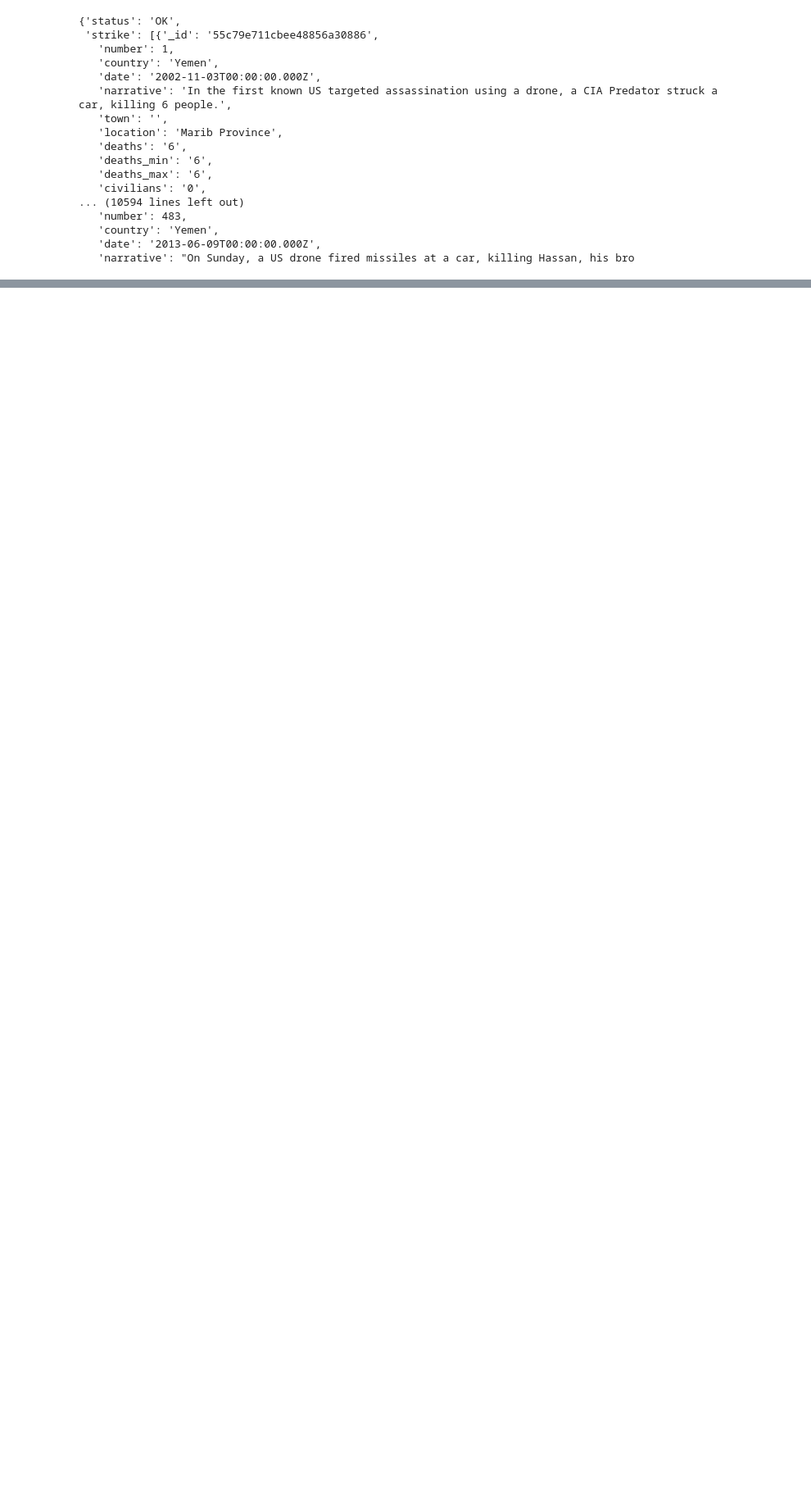
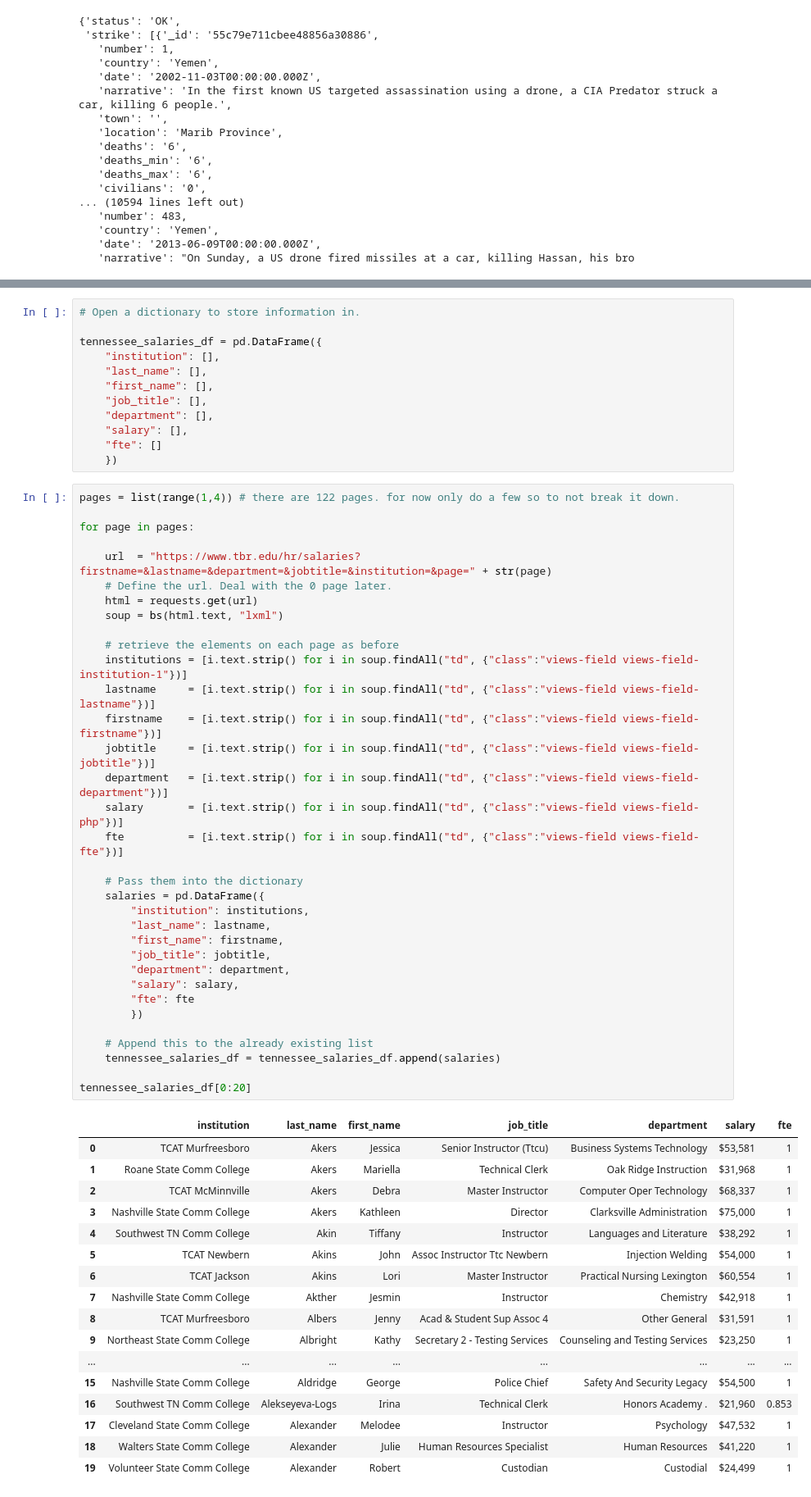
Before and after one commit to pp4rs/2018-uzh-course-material, a Jupyter notebook: 11-python-webscraping/scrape_intro.ipynb, the cells around one changed output, grey strips where cells are left out. Shown: that part at 82% size. Saved outputs shown, nothing was run; the diff lists cells and outputs as text; blank space fills up the shorter version.

```diff
--- a/11-python-webscraping/webscraping_intro.ipynb
+++ b/11-python-webscraping/scrape_intro.ipynb
@@ -140,0 +683,64 @@ for element in data["strike"]:
+# %%
+# Open a dictionary to store information in.
+
+tennessee_salaries_df = pd.DataFrame({
+    "institution": [],
+    "last_name": [],
+    "first_name": [],
+    "job_title": [],
+    "department": [],
+    "salary": [],
+    "fte": []
+    })
+# %%
+pages = list(range(1,4)) # there are 122 pages. for now only do a few so to not break it down.
+
+for page in pages:
+
+    url  = "https://www.tbr.edu/hr/salaries?firstname=&lastname=&department=&jobtitle=&institution=&page=" + str(page)
+    # Define the url. Deal with the 0 page later.
+    html = requests.get(url)
+    soup = bs(html.text, "lxml")
+
+    # retrieve the elements on each page as before
+    institutions = [i.text.strip() for i in soup.findAll("td", {"class":"views-field views-field-institution-1"})]
+    lastname     = [i.text.strip() for i in soup.findAll("td", {"class":"views-field views-field-lastname"})]
+    firstname    = [i.text.strip() for i in soup.findAll("td", {"class":"views-field views-field-firstname"})]
+    jobtitle     = [i.text.strip() for i in soup.findAll("td", {"class":"views-field views-field-jobtitle"})]
+    department   = [i.text.strip() for i in soup.findAll("td", {"class":"views-field views-field-department"})]
+    salary       = [i.text.strip() for i in soup.findAll("td", {"class":"views-field views-field-php"})]
+    fte          = [i.text.strip() for i in soup.findAll("td", {"class":"views-field views-field-fte"})]
+
+    # Pass them into the dictionary
+    salaries = pd.DataFrame({
+        "institution": institutions,
+        "last_name": lastname,
+        "first_name": firstname,
+        "job_title": jobtitle,
+        "department": department,
+        "salary": salary,
+        "fte": fte
+        })
+
+    # Append this to the already existing list
+    tennessee_salaries_df = tennessee_salaries_df.append(salaries)
+
+tennessee_salaries_df[0:20]
+# %% [output]
+|  | institution | last_name | first_name | job_title | department | salary | fte |
+| 0 | TCAT Murfreesboro | Akers | Jessica | Senior Instructor (Ttcu) | Business Systems Technology | $53,581 | 1 |
+| 1 | Roane State Comm College | Akers | Mariella | Technical Clerk | Oak Ridge Instruction | $31,968 | 1 |
+| 2 | TCAT McMinnville | Akers | Debra | Master Instructor | Computer Oper Technology | $68,337 | 1 |
+| 3 | Nashville State Comm College | Akers | Kathleen | Director | Clarksville Administration | $75,000 | 1 |
+| 4 | Southwest TN Comm College | Akin | Tiffany | Instructor | Languages and Literature | $38,292 | 1 |
+| 5 | TCAT Newbern | Akins | John | Assoc Instructor Ttc Newbern | Injection Welding | $54,000 | 1 |
+| 6 | TCAT Jackson | Akins | Lori | Master Instructor | Practical Nursing Lexington | $60,554 | 1 |
+| 7 | Nashville State Comm College | Akther | Jesmin | Instructor | Chemistry | $42,918 | 1 |
+| 8 | TCAT Murfreesboro | Albers | Jenny | Acad & Student Sup Assoc 4 | Other General | $31,591 | 1 |
+| 9 | Northeast State Comm College | Albright | Kathy | Secretary 2 - Testing Services | Counseling and Testing Services | $23,250 | 1 |
+| ... | ... | ... | ... | ... | ... | ... | ... |
+| 15 | Nashville State Comm College | Aldridge | George | Police Chief | Safety And Security Legacy | $54,500 | 1 |
+| 16 | Southwest TN Comm College | Alekseyeva-Logs | Irina | Technical Clerk | Honors Academy . | $21,960 | 0.853 |
+| 17 | Cleveland State Comm College | Alexander | Melodee | Instructor | Psychology | $47,532 | 1 |
+| 18 | Walters State Comm College | Alexander | Julie | Human Resources Specialist | Human Resources | $41,220 | 1 |
+| 19 | Volunteer State Comm College | Alexander | Robert | Custodian | Custodial | $24,499 | 1 |
```
Also changed, not shown: parts of 79 cells of this notebook, 2 other files.
